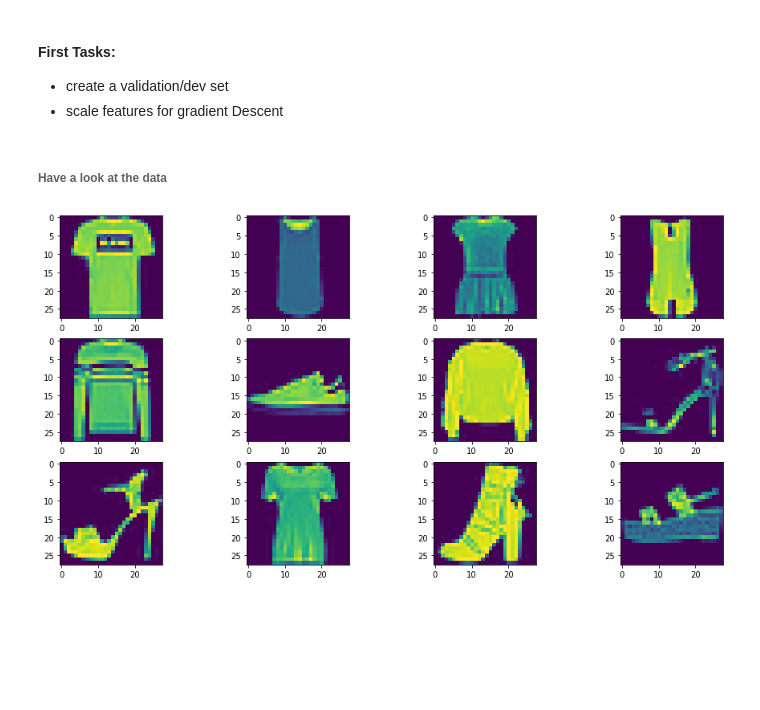
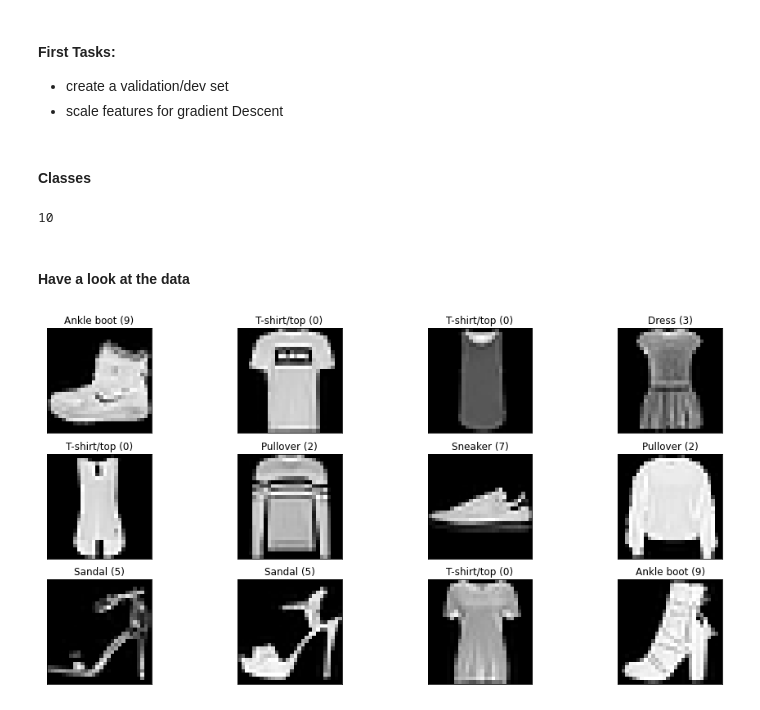
Before and after one commit to wisespira/Stats-Challenges, a Jupyter notebook: MLP Classification with Keras .ipynb, the cells around one changed output. Drawn from its saved outputs; the diff is of its cells as text; code cells hidden in the pictures; blank space fills up the shorter version.

```diff
--- a/MLP Classification with Keras .ipynb
+++ b/MLP Classification with Keras .ipynb
@@ -27,19 +28,33 @@ xValidation, xTrain = xTrainFull[:5000]/255, xTrainFull[5000:]/255
 yValidation, yTrain = yTrainFull[:5000], yTrainFull[5000:]
 # %%
 xTest = xTest/255
+# %% [markdown]
+#### Classes
+# %%
+classNames = ["T-shirt/top","Trouser","Pullover","Dress","Coat","Sandal",
+              "Shirt","Sneaker","Bag","Ankle boot"]
+len(classNames)
+# %% [output]
+10
 # %% [markdown]
-###### Have a look at the data
+#### Have a look at the data
 # %%
 trans = transforms.ToPILImage()
 w=10
 h=10
 fig=plt.figure(figsize=(16, 8))
 columns = 4
 rows = 3
+#Could look at TF visuliations
+#https://www.tensorflow.org/datasets/api_docs/python/tfds/visualization/ImageGridVisualizer
 for i in range(1, columns*rows +1):
-    img = trans(xTrainFull[i])
-    fig.add_subplot(rows, columns, i)
-    plt.imshow(img)
-plt.show()
+    img = trans(xTrainFull[i-1])
+    ax = fig.add_subplot(rows, columns, i)
+    ax.axes.get_xaxis().set_ticks([])
+    ax.axes.get_yaxis().set_ticks([])
+    ax.title.set_text(str(classNames[yTrainFull[i-1]]) +" ("+ str(yTrainFull[i-1])+ ")")
+    plt.imshow(img, cmap='gray', vmin=0, vmax=255)
+
+img = trans(xTrainFull[0])
 # %% [output]
-[figure, old version]
+[figure, new version]
```
Also changed, not shown: parts of 7 cells of this notebook.
